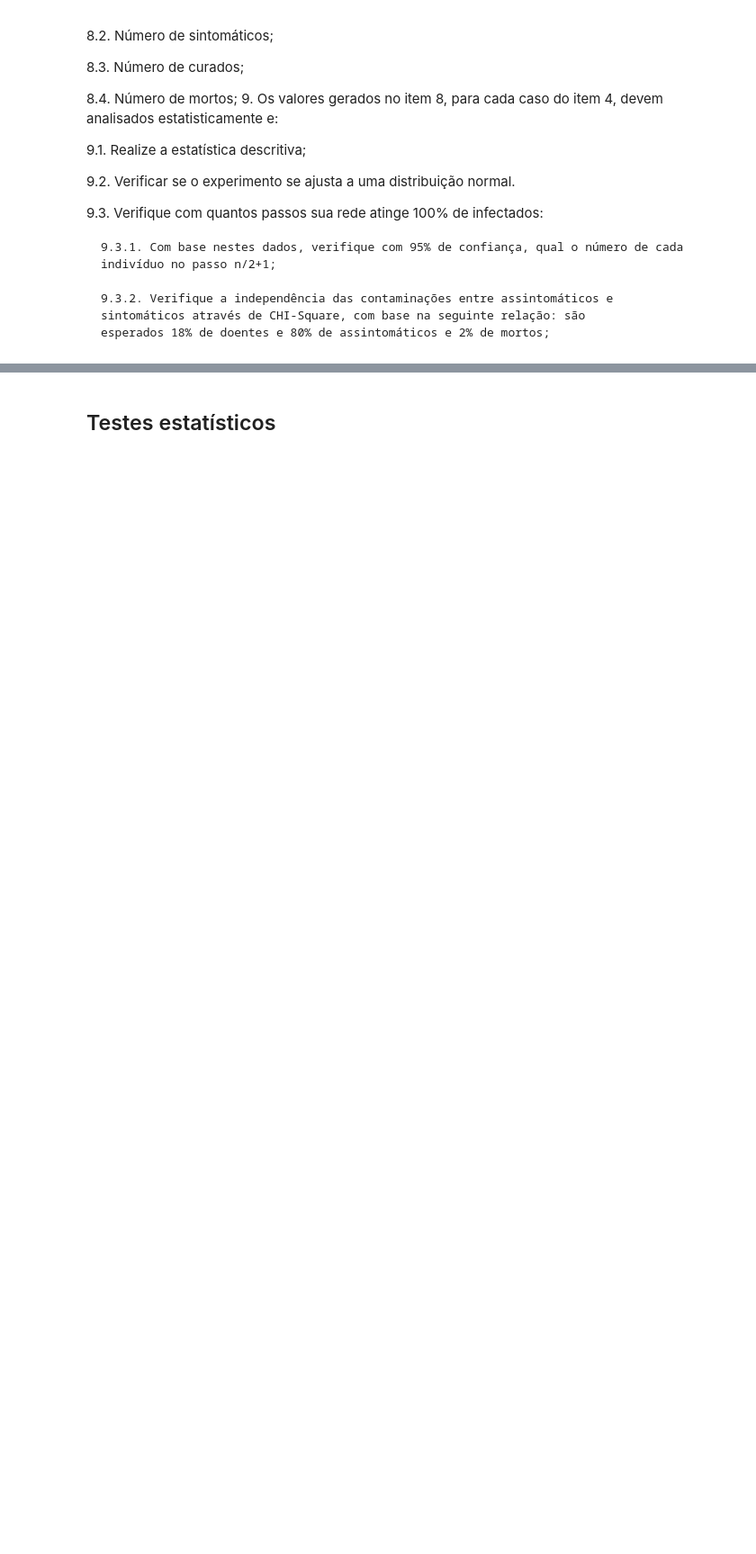
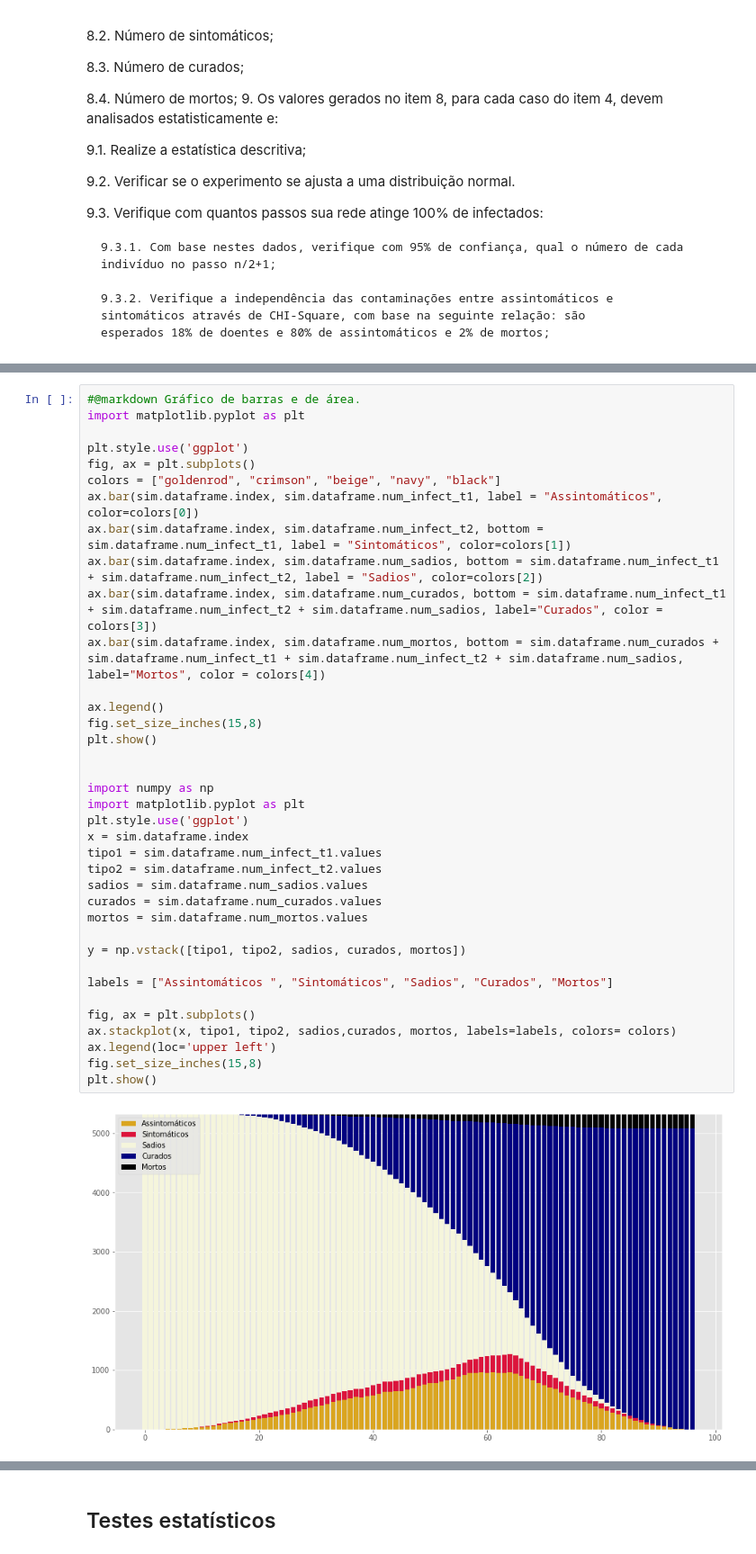
Before and after one commit to eduardodut/Trabalho_final_estatistica_cd, a Jupyter notebook: Trabalho_08 .ipynb, the cells around one changed output, grey strips where cells are left out. Shown at 90% size. Cells and saved outputs as stored; diff of their text form; blank space fills up the shorter version.

```diff
--- a/Trabalho_08 .ipynb
+++ b/Trabalho_08 .ipynb
@@ -207,0 +208,39 @@ chance_assintomatico = 20 #@param {type:"slider", min:0, max:100, step:1}
+# %%
+#@markdown Gráfico de barras e de área.
+import matplotlib.pyplot as plt
+
+plt.style.use('ggplot')
+fig, ax = plt.subplots()
+colors = ["goldenrod", "crimson", "beige", "navy", "black"]
+ax.bar(sim.dataframe.index, sim.dataframe.num_infect_t1, label = "Assintomáticos", color=colors[0])
+ax.bar(sim.dataframe.index, sim.dataframe.num_infect_t2, bottom = sim.dataframe.num_infect_t1, label = "Sintomáticos", color=colors[1])
+ax.bar(sim.dataframe.index, sim.dataframe.num_sadios, bottom = sim.dataframe.num_infect_t1 + sim.dataframe.num_infect_t2, label = "Sadios", color=colors[2])
+ax.bar(sim.dataframe.index, sim.dataframe.num_curados, bottom = sim.dataframe.num_infect_t1 + sim.dataframe.num_infect_t2 + sim.dataframe.num_sadios, label="Curados", color = colors[3])
+ax.bar(sim.dataframe.index, sim.dataframe.num_mortos, bottom = sim.dataframe.num_curados + sim.dataframe.num_infect_t1 + sim.dataframe.num_infect_t2 + sim.dataframe.num_sadios, label="Mortos", color = colors[4])
+
+ax.legend()
+fig.set_size_inches(15,8)
+plt.show()
+
+
+import numpy as np
+import matplotlib.pyplot as plt
+plt.style.use('ggplot')
+x = sim.dataframe.index
+tipo1 = sim.dataframe.num_infect_t1.values
+tipo2 = sim.dataframe.num_infect_t2.values
+sadios = sim.dataframe.num_sadios.values
+curados = sim.dataframe.num_curados.values
+mortos = sim.dataframe.num_mortos.values
+
+y = np.vstack([tipo1, tipo2, sadios, curados, mortos])
+
+labels = ["Assintomáticos ", "Sintomáticos", "Sadios", "Curados", "Mortos"]
+
+fig, ax = plt.subplots()
+ax.stackplot(x, tipo1, tipo2, sadios,curados, mortos, labels=labels, colors= colors)
+ax.legend(loc='upper left')
+fig.set_size_inches(15,8)
+plt.show()
+# %% [output]
+[figure, added]
```
Also changed, not shown: parts of 189 cells of this notebook.
